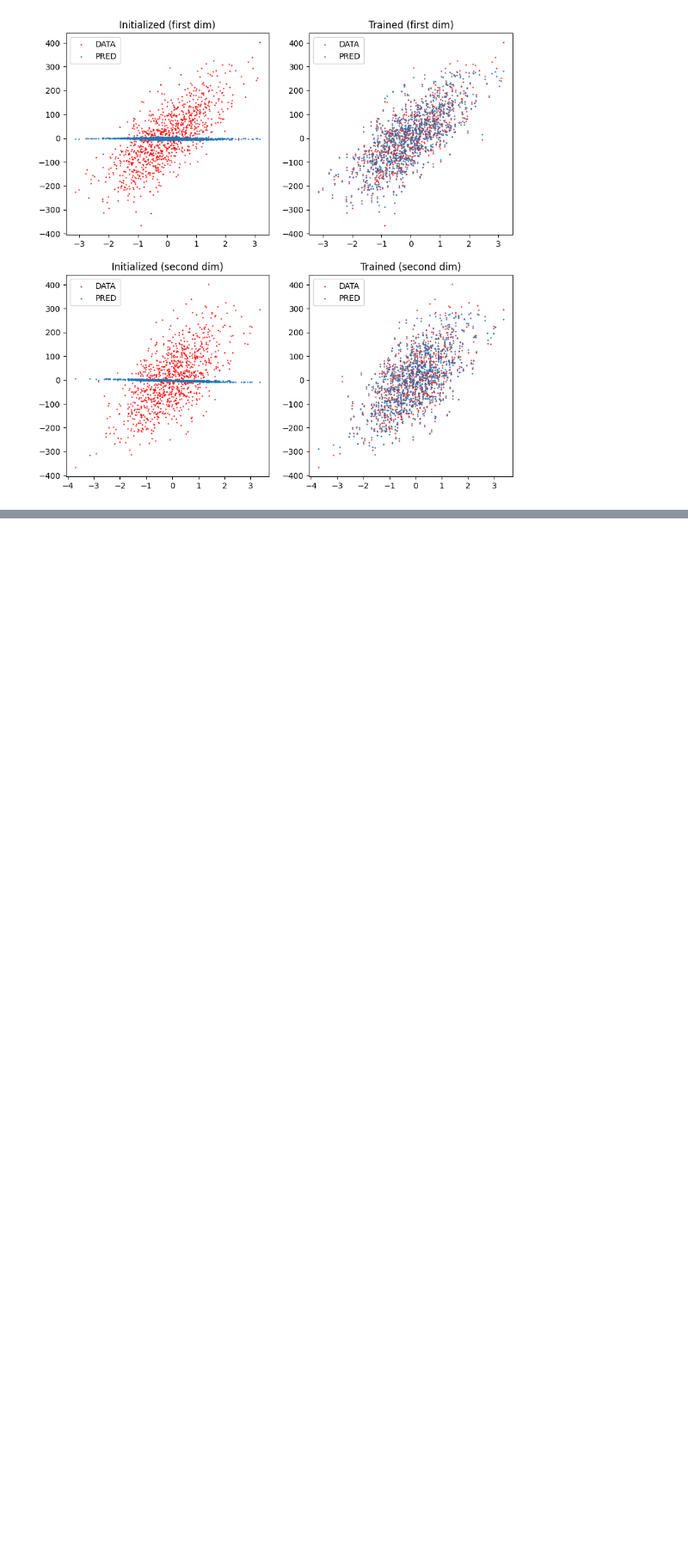
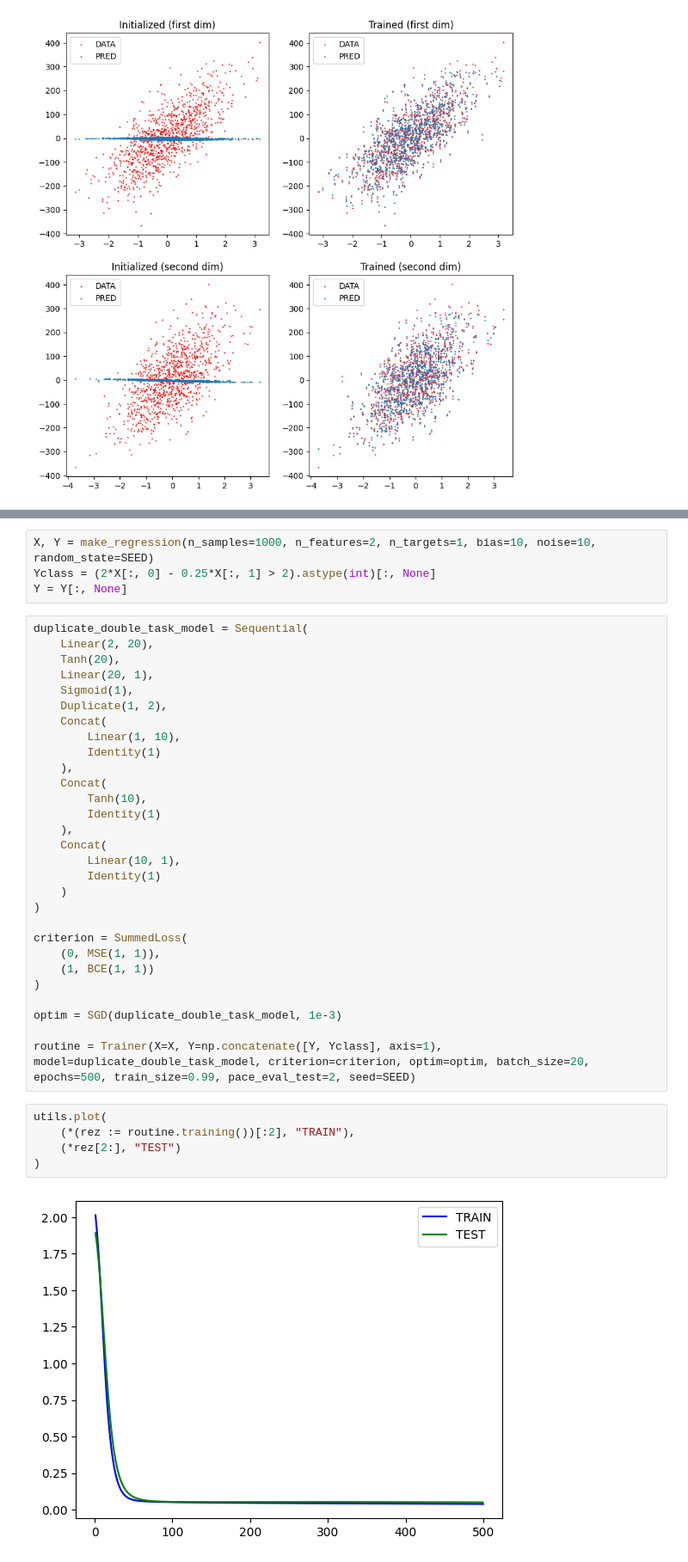
Before and after one commit to KargKarg/deep_learning_lib, a Jupyter notebook: display.ipynb, the cells around one changed output, grey strips where cells are left out. Shown at 86% size. Cells and saved outputs as stored; diff of their text form; blank space fills up the shorter version.

Commit message:
Duplicate

```diff
--- a/display.ipynb
+++ b/display.ipynb
@@ -287,0 +295,40 @@ plt.close()
+# %%
+X, Y = make_regression(n_samples=1000, n_features=2, n_targets=1, bias=10, noise=10, random_state=SEED)
+Yclass = (2*X[:, 0] - 0.25*X[:, 1] > 2).astype(int)[:, None]
+Y = Y[:, None]
+# %%
+duplicate_double_task_model = Sequential(
+    Linear(2, 20),
+    Tanh(20),
+    Linear(20, 1),
+    Sigmoid(1),
+    Duplicate(1, 2),
+    Concat(
+        Linear(1, 10),
+        Identity(1)
+    ),
+    Concat(
+        Tanh(10),
+        Identity(1)
+    ),
+    Concat(
+        Linear(10, 1),
+        Identity(1)
+    )
+)
+
+criterion = SummedLoss(
+    (0, MSE(1, 1)),
+    (1, BCE(1, 1))
+)
+
+optim = SGD(duplicate_double_task_model, 1e-3)
+
+routine = Trainer(X=X, Y=np.concatenate([Y, Yclass], axis=1), model=duplicate_double_task_model, criterion=criterion, optim=optim, batch_size=20, epochs=500, train_size=0.99, pace_eval_test=2, seed=SEED)
+# %%
+utils.plot(
+    (*(rez := routine.training())[:2], "TRAIN"),
+    (*rez[2:], "TEST")
+)
+# %% [output]
+[figure, added]
```
Also changed, not shown: parts of 5 cells of this notebook, 3 other files.
